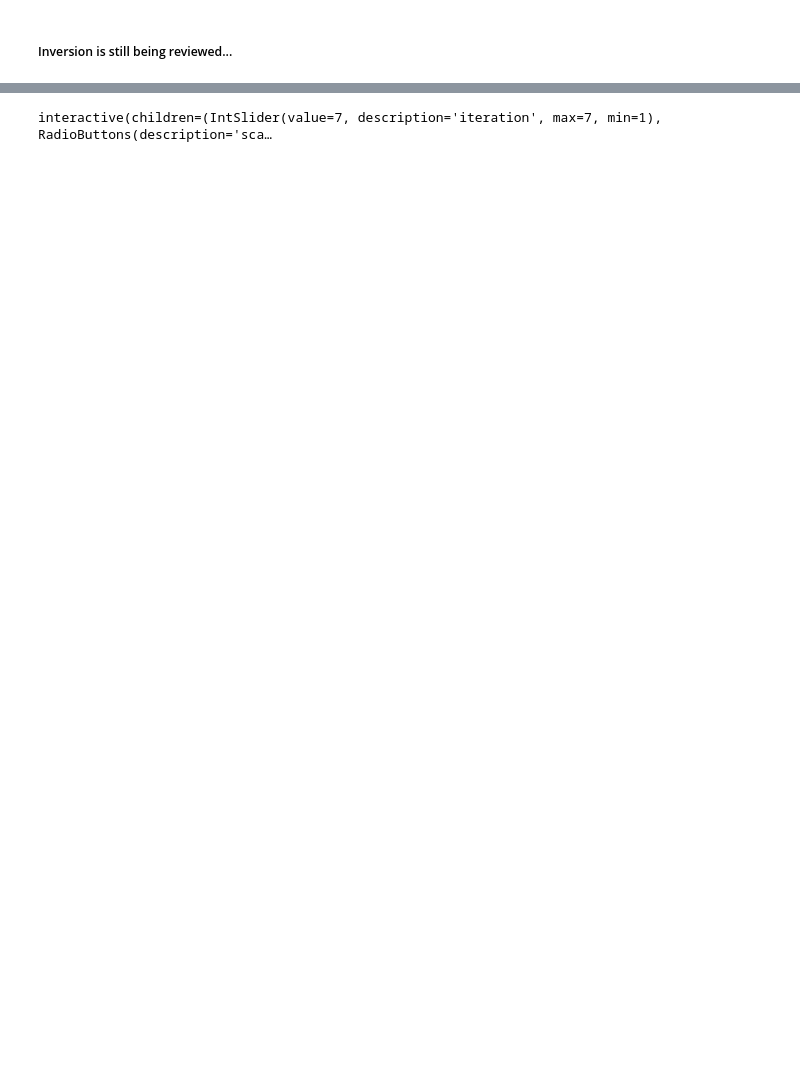
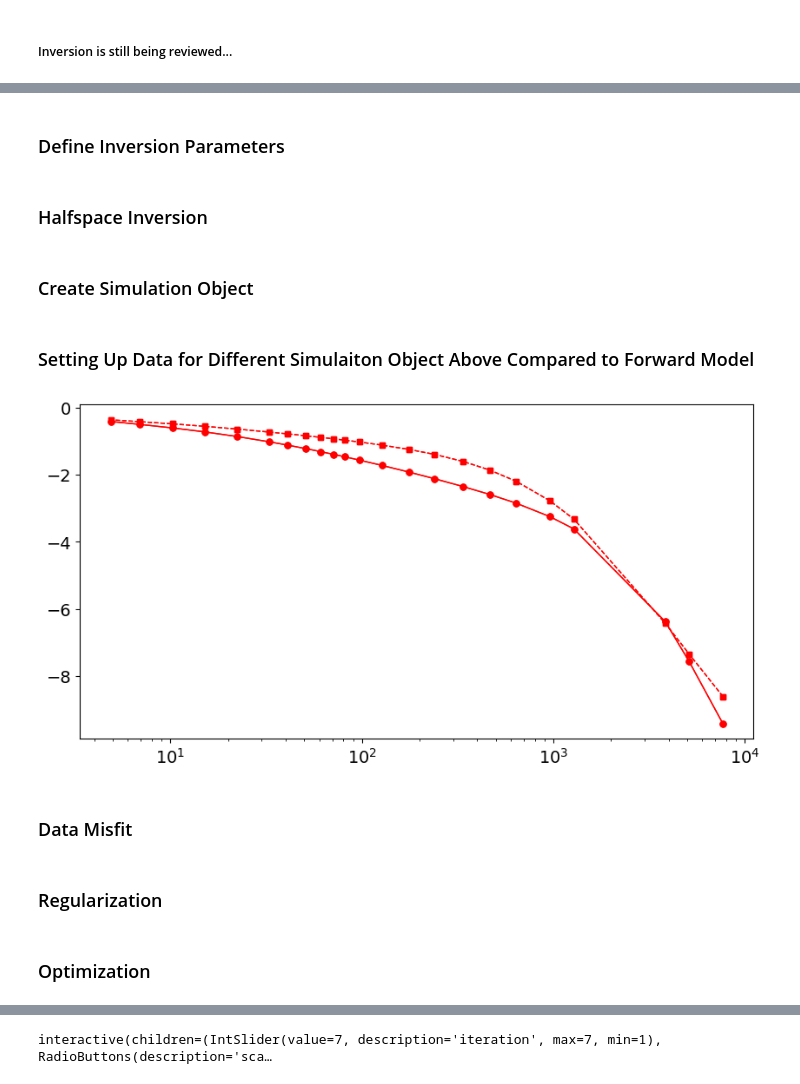
Before and after one commit to e-hdz130504/EOSC454-Inversion-Project-2026, a Jupyter notebook: Forward_and_TestInversion.ipynb, the cells around one changed output, grey strips where cells are left out. Saved outputs shown, nothing was run; the diff lists cells and outputs as text; code cells hidden in the pictures; blank space fills up the shorter version.

Commit message:
Functional Halfspace Inversion + Layered Inversion
Layered is still work in progress

```diff
--- a/Forward_and_TestInversion.ipynb
+++ b/Forward_and_TestInversion.ipynb
@@ -111,6 +127,6 @@ array([-1.1410e+04, -1.1405e+04, -1.1400e+04, ..., -1.0000e+01,
 # %%
 #Defining the sigma backround as the highest conducivity layer (overburden)
-sigma_background = 1/2000
+sigma_background = 1/4000
 
 #Creating a model (ie. creating an array the same size as the mesh to represent each of the mesh's cells conductivity)
 model = np.ones(mesh.n_cells) * sigma_background  # np.zeros(len(x_cells))
@@ -387,0 +289,2 @@ Running inversion with SimPEG v0.25.0
+# %% [markdown]
+### Define Inversion Parameters
@@ -387,0 +307,2 @@ Running inversion with SimPEG v0.25.0
+# %% [markdown]
+### Halfspace Inversion
@@ -387,0 +322,2 @@ Running inversion with SimPEG v0.25.0
+# %% [markdown]
+### Create Simulation Object
@@ -387,0 +340,25 @@ Running inversion with SimPEG v0.25.0
+# %% [markdown]
+### Setting Up Data for Different Simulaiton Object Above Compared to Forward Model
+# %%
+dobs_new = [dpred[:,0] , dpred[:,1], dpred[:,2]*-1 ,  dpred[:,3] * -1 ] # Putting the xy and yx components into a list
+dobs_new = np.array(dobs_new) # turning it to a numpy array
+dobs_new = dobs_new.flatten(order = 'F') #Flattening it per column instead of per row
+
+
+real_data_new = dobs_new.reshape(len(frequencies),4) # Reshaping to 23 rows and 4 columns
+
+fig, ax = plt.subplots(1,1,figsize=(10, 5))
+
+#Plotting Real Component XY and YX
+ax.semilogx(frequencies, real_data_new[:,0], "r-o", lw=1, ms=5, label = 'XY Real- Real')
+ax.semilogx(frequencies, real_data_new[:,2], "r-o", lw=1, ms=5, label = 'YX Real - Real')
+
+#Pting Imag Component XY and YX
+ax.semilogx(frequencies, real_data_new[:,1], "r--s", lw=1, ms=5, label = 'XY Imag - Real')
+ax.semilogx(frequencies, real_data_new[:,3], "r--s", lw=1, ms=5, label = 'YX Imag - Real')
+
+plt.show()
+# %% [output]
+[figure, added]
+# %% [markdown]
+### Data Misfit
@@ -387,0 +372,2 @@ Running inversion with SimPEG v0.25.0
+# %% [markdown]
+### Regularization
@@ -387,0 +391,2 @@ Running inversion with SimPEG v0.25.0
+# %% [markdown]
+### Optimization
```
Also changed, not shown: parts of 30 cells of this notebook.
